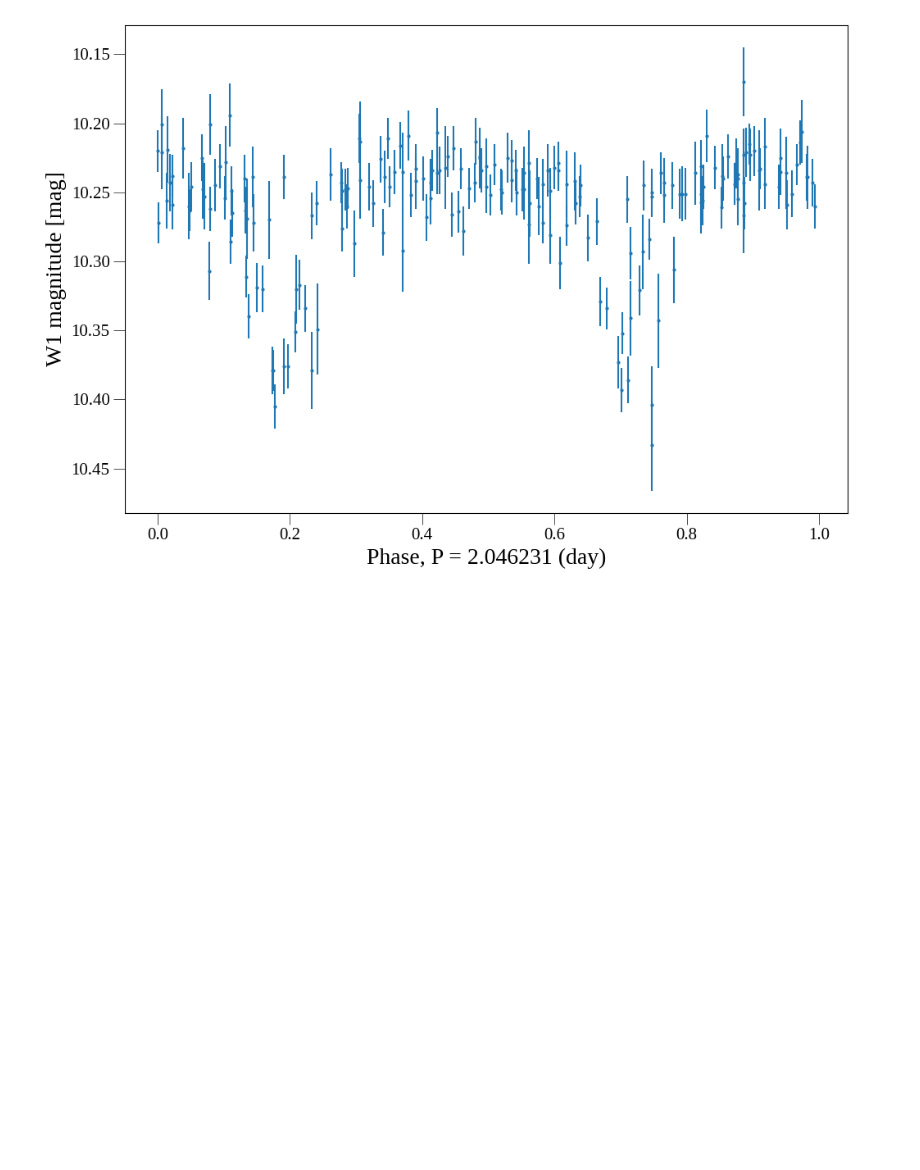
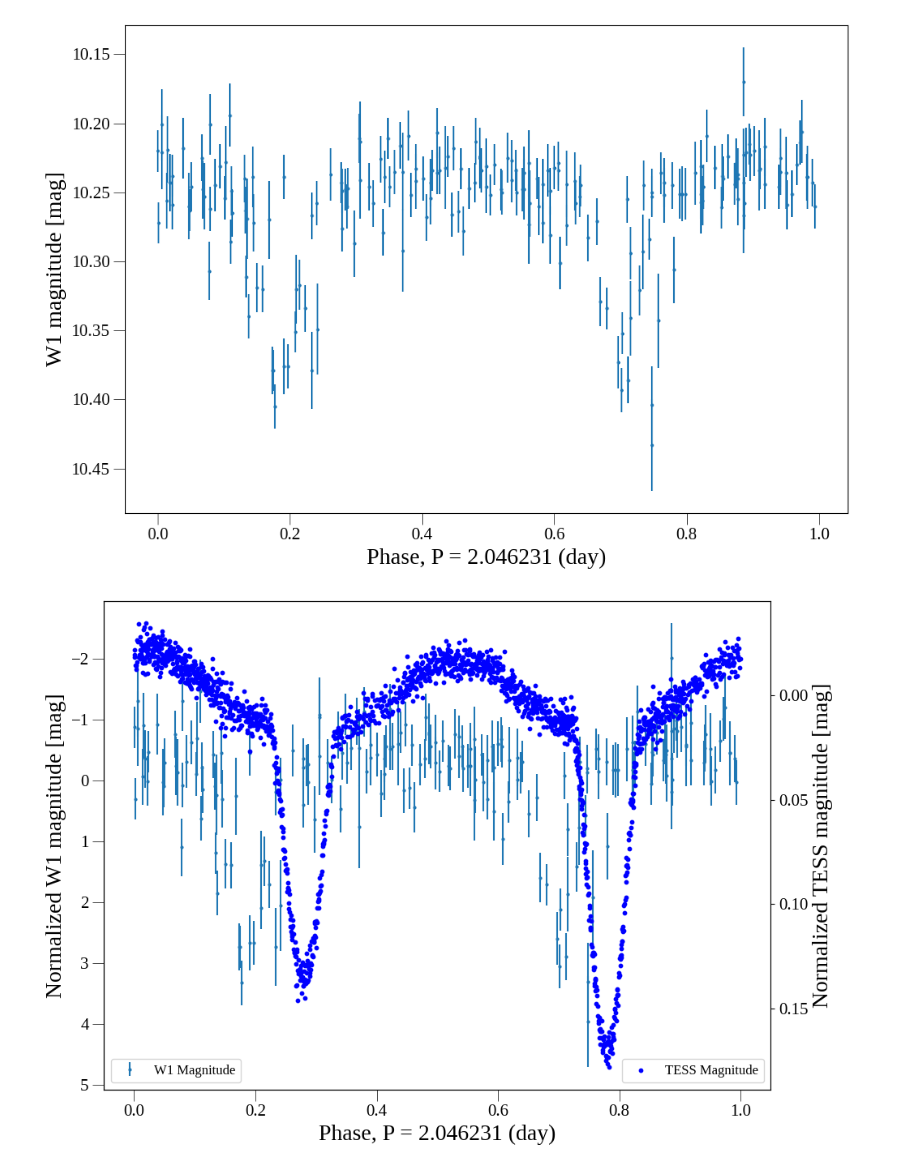
Before and after one commit to PoruchikRzhevsky/Prakticka-astrofyzika, a Jupyter notebook: Lightcurves/lc.ipynb, the cells around one changed output. Drawn from its saved outputs; the diff is of its cells as text; code cells hidden in the pictures; blank space fills up the shorter version.

Commit message:
Plotting both lightcurves and combining output data

```diff
--- a/Lightcurves/lc.ipynb
+++ b/Lightcurves/lc.ipynb
@@ -188,3 +188,34 @@ df = pd.DataFrame(data)
 df.to_csv('output/wise_data.csv', index=False)
 # %% [output]
 [figure]
+# %%
+mag_w1_norm = (mag_w1 - np.mean(mag_w1)) / np.std(mag_w1)
+mag_err_w1_norm = mag_err_w1 / np.std(mag_w1)
+
+fig, ax1 = plt.subplots(figsize=(10, 7))
+
+ax1.set_xlabel('Phase, P = {:.7} (day)'.format(period_aavso))
+ax1.xaxis.label.set_fontsize(20)
+ax1.set_ylabel('Normalized W1 magnitude [mag]', fontsize=20)
+ax1.tick_params(axis="y", labelsize=15)
+ax1.tick_params(axis="x", labelsize=15)
+ax1.tick_params(axis="both", which="major", length=10, width=0.5)
+ax1.tick_params(axis="both", which="minor", length=5, width=0.5)
+ax1.invert_yaxis()
+
+ax1.errorbar((t_w1 % period_aavso) / period_aavso, mag_w1_norm, mag_err_w1_norm, fmt='o', ms=2., label='W1 Magnitude')
+
+ax2 = ax1.twinx()
+ax2.set_ylabel('Normalized TESS magnitude [mag]', fontsize=20)
+ax2.tick_params(axis="y", labelsize=15)
+ax2.invert_yaxis()
+ax2.scatter(phase_aavso, mag_tess_aavso, color='blue', s=10, label='TESS Magnitude')
+
+ax1.legend(loc='lower left', fontsize=12)
+ax2.legend(loc='lower right', fontsize=12)
+
+plt.tight_layout()
+plt.savefig('images/lc_comb.png', bbox_inches='tight')
+plt.show()
+# %% [output]
+[figure, added]
```
Also changed, not shown: parts of 1 cell of this notebook, 6 other files.
